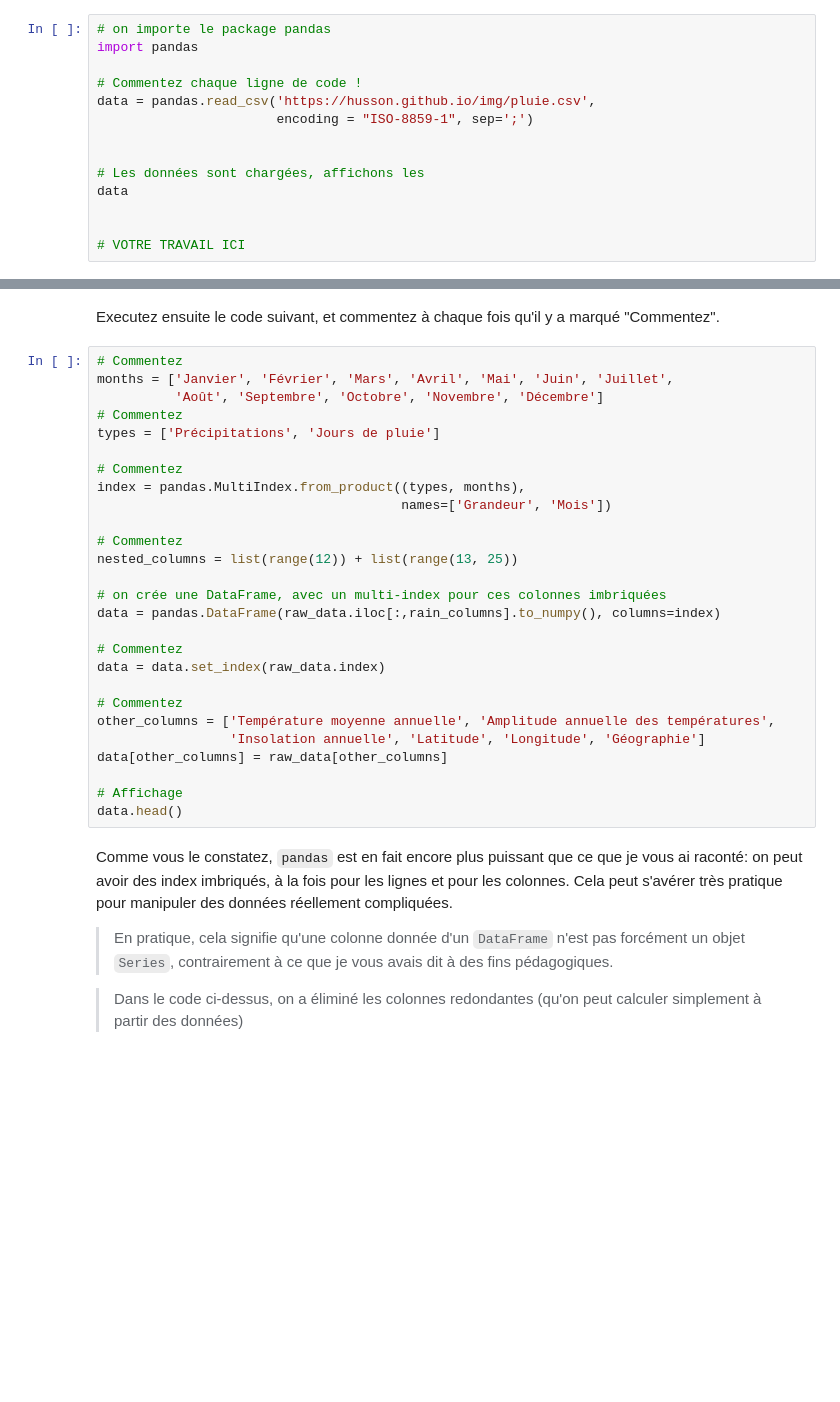
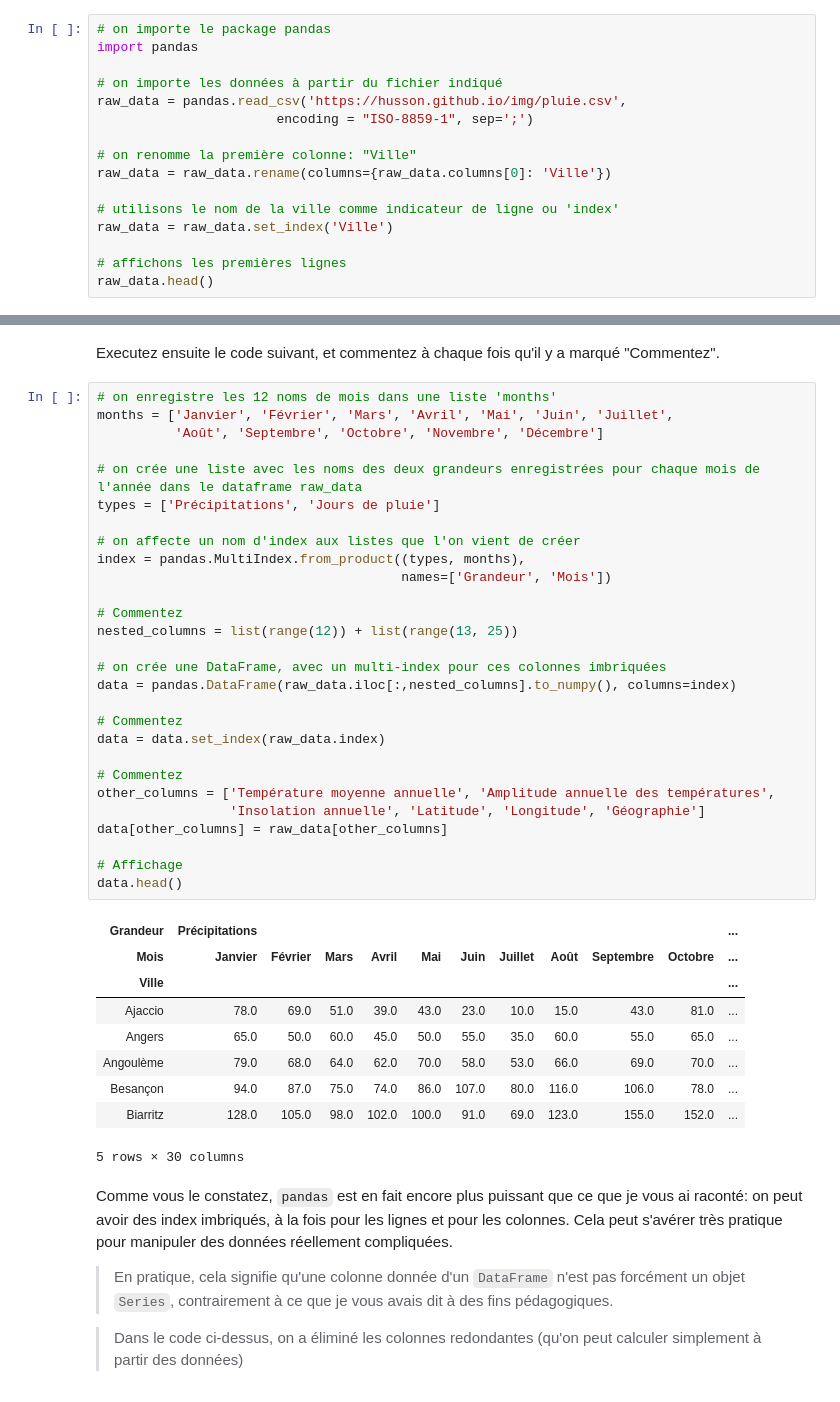
Before and after one commit to campusplage/compte-rendus-brun-franc, a Jupyter notebook: TP1_pandas.ipynb, the cells around one changed output, grey strips where cells are left out. Cells and saved outputs as stored; diff of their text form; blank space fills up the shorter version.

Commit message:
Update TP1_pandas.ipynb
Etape 1: chargement des données et manipulation des variables

```diff
--- a/TP1_pandas.ipynb
+++ b/TP1_pandas.ipynb
@@ -55,13 +55,15 @@ https://husson.github.io/img/pluie.csv
 # on importe le package pandas
 import pandas
 
-# Commentez chaque ligne de code !
-data = pandas.read_csv('https://husson.github.io/img/pluie.csv',
+# on importe les données à partir du fichier indiqué
+raw_data = pandas.read_csv('https://husson.github.io/img/pluie.csv',
                        encoding = "ISO-8859-1", sep=';')
 
+# on renomme la première colonne: "Ville"
+raw_data = raw_data.rename(columns={raw_data.columns[0]: 'Ville'})
 
-# Les données sont chargées, affichons les
-data
+# utilisons le nom de la ville comme indicateur de ligne ou 'index'
+raw_data = raw_data.set_index('Ville')
 
-
-# VOTRE TRAVAIL ICI
+# affichons les premières lignes
+raw_data.head()
@@ -68,32 +79,43 @@ data
 # %% [markdown]
 Executez ensuite le code suivant, et commentez à chaque fois qu'il y a marqué "Commentez".
 # %%
-# Commentez
+# on enregistre les 12 noms de mois dans une liste 'months'
 months = ['Janvier', 'Février', 'Mars', 'Avril', 'Mai', 'Juin', 'Juillet',
           'Août', 'Septembre', 'Octobre', 'Novembre', 'Décembre']
-# Commentez
+
+# on crée une liste avec les noms des deux grandeurs enregistrées pour chaque mois de l'année dans le dataframe raw_data
 types = ['Précipitations', 'Jours de pluie']
 
-# Commentez
+# on affecte un nom d'index aux listes que l'on vient de créer
 index = pandas.MultiIndex.from_product((types, months),
                                        names=['Grandeur', 'Mois'])
 
 # Commentez
 nested_columns = list(range(12)) + list(range(13, 25))
 
 # on crée une DataFrame, avec un multi-index pour ces colonnes imbriquées
-data = pandas.DataFrame(raw_data.iloc[:,rain_columns].to_numpy(), columns=index)
+data = pandas.DataFrame(raw_data.iloc[:,nested_columns].to_numpy(), columns=index)
 
 # Commentez
 data = data.set_index(raw_data.index)
 
 # Commentez
 other_columns = ['Température moyenne annuelle', 'Amplitude annuelle des températures',
                  'Insolation annuelle', 'Latitude', 'Longitude', 'Géographie']
 data[other_columns] = raw_data[other_columns]
 
 # Affichage
 data.head()
+# %% [output]
+| Grandeur | Précipitations |  |  |  |  |  |  |  |  |  | ... |
+| Mois | Janvier | Février | Mars | Avril | Mai | Juin | Juillet | Août | Septembre | Octobre | ... |
+| Ville |  |  |  |  |  |  |  |  |  |  | ... |
+| Ajaccio | 78.0 | 69.0 | 51.0 | 39.0 | 43.0 | 23.0 | 10.0 | 15.0 | 43.0 | 81.0 | ... |
+| Angers | 65.0 | 50.0 | 60.0 | 45.0 | 50.0 | 55.0 | 35.0 | 60.0 | 55.0 | 65.0 | ... |
+| Angoulème | 79.0 | 68.0 | 64.0 | 62.0 | 70.0 | 58.0 | 53.0 | 66.0 | 69.0 | 70.0 | ... |
+| Besançon | 94.0 | 87.0 | 75.0 | 74.0 | 86.0 | 107.0 | 80.0 | 116.0 | 106.0 | 78.0 | ... |
+| Biarritz | 128.0 | 105.0 | 98.0 | 102.0 | 100.0 | 91.0 | 69.0 | 123.0 | 155.0 | 152.0 | ... |
+5 rows × 30 columns
 # %% [markdown]
 Comme vous le constatez, `pandas` est en fait encore plus puissant que ce que je vous ai raconté: on peut avoir des index imbriqués, à la fois pour les lignes et pour les colonnes. Cela peut s'avérer très pratique pour manipuler des données réellement compliquées.
 
```
Also changed, not shown: parts of 1 cell of this notebook.
